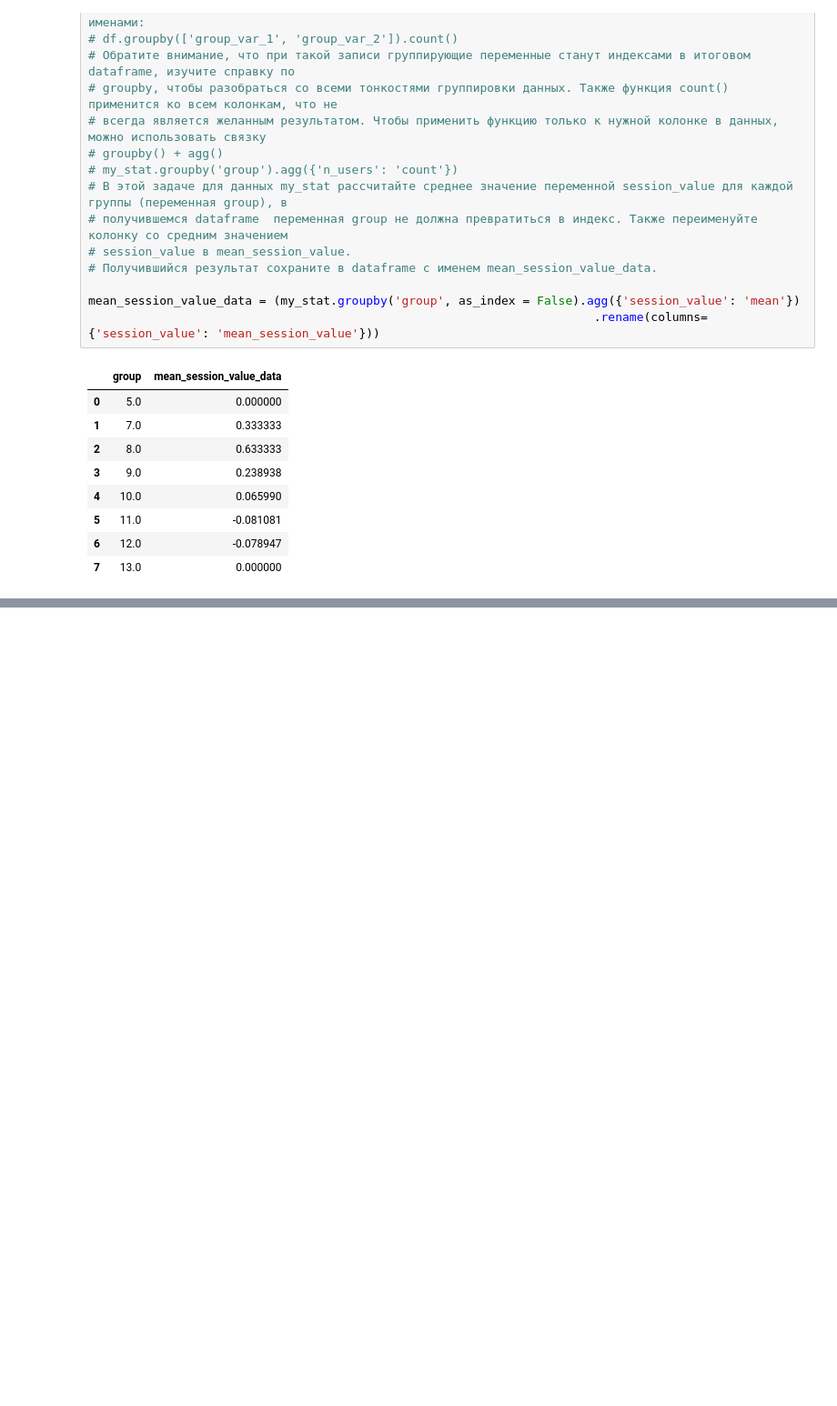
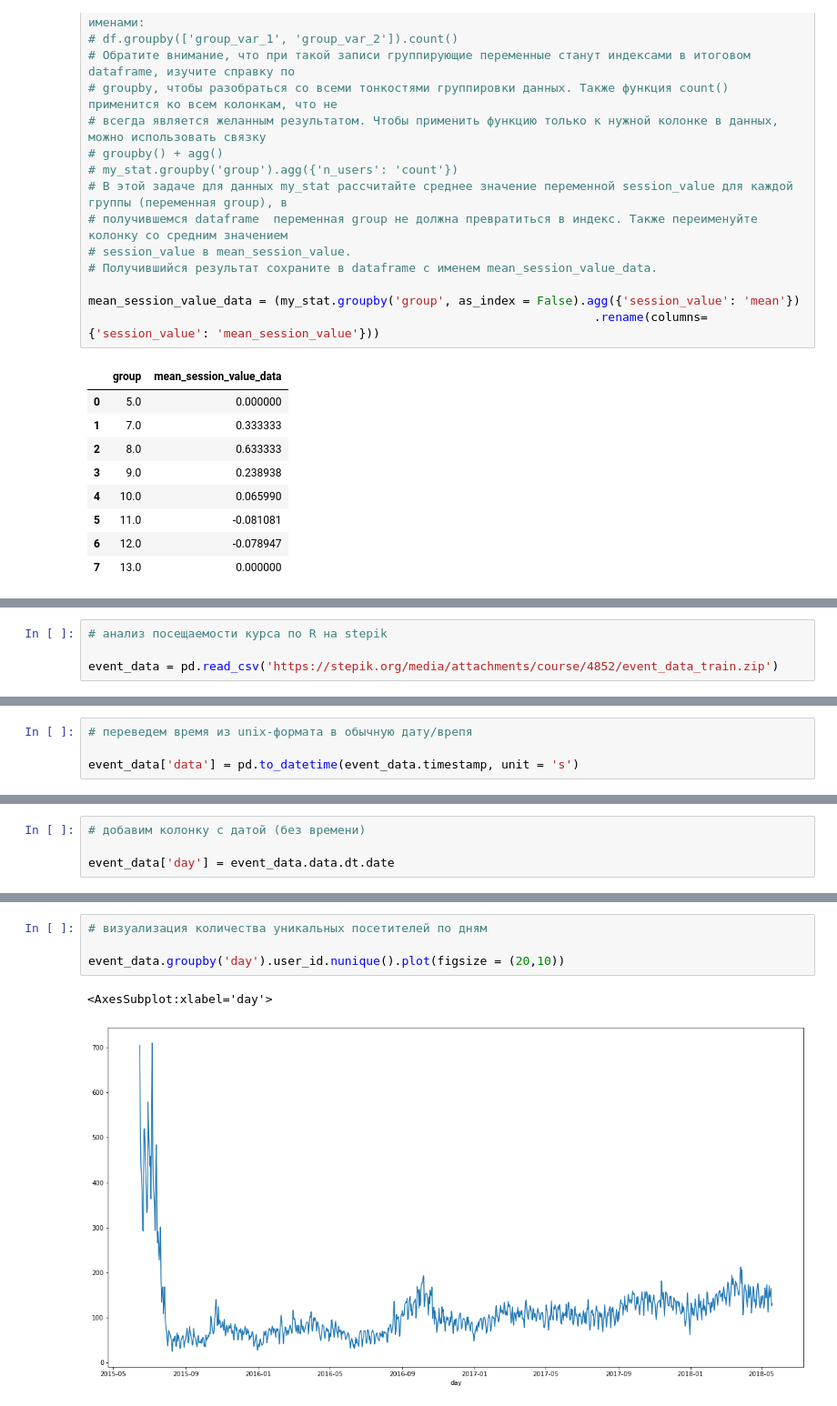
Before and after one commit to vavilovnv/Data-analysis, a Jupyter notebook: Intro to DS and ML/Intro.ipynb, the cells around one changed output, grey strips where cells are left out. Shown at 91% size. Saved outputs shown, nothing was run; the diff lists cells and outputs as text; blank space fills up the shorter version.

```diff
--- a/Intro to DS and ML/Intro.ipynb
+++ b/Intro to DS and ML/Intro.ipynb
@@ -692,0 +691,4 @@ mean_session_value_data = (my_stat.groupby('group', as_index = False).agg({'sess
+# %%
+# анализ посещаемости курса по R на stepik
+
+event_data = pd.read_csv('https://stepik.org/media/attachments/course/4852/event_data_train.zip')
@@ -692,0 +710,4 @@ mean_session_value_data = (my_stat.groupby('group', as_index = False).agg({'sess
+# %%
+# переведем время из unix-формата в обычную дату/врепя
+
+event_data['data'] = pd.to_datetime(event_data.timestamp, unit = 's')
@@ -692,0 +735,4 @@ mean_session_value_data = (my_stat.groupby('group', as_index = False).agg({'sess
+# %%
+# добавим колонку с датой (без времени)
+
+event_data['day'] = event_data.data.dt.date
@@ -692,0 +760,7 @@ mean_session_value_data = (my_stat.groupby('group', as_index = False).agg({'sess
+# %%
+# визуализация количества уникальных посетителей по дням
+
+event_data.groupby('day').user_id.nunique().plot(figsize = (20,10))
+# %% [output]
+<AxesSubplot:xlabel='day'>
+[figure, added]
```
Also changed, not shown: parts of 14 cells of this notebook.
